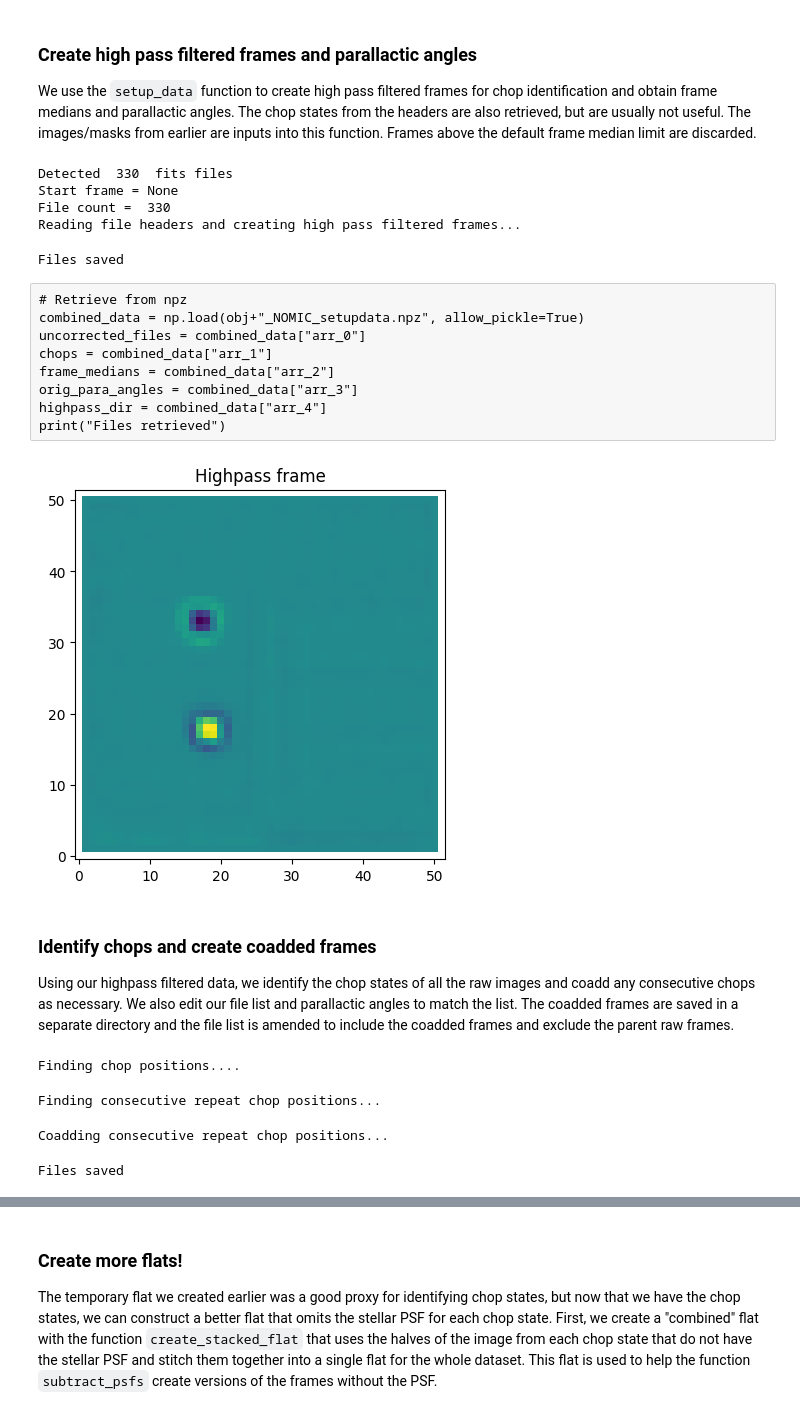
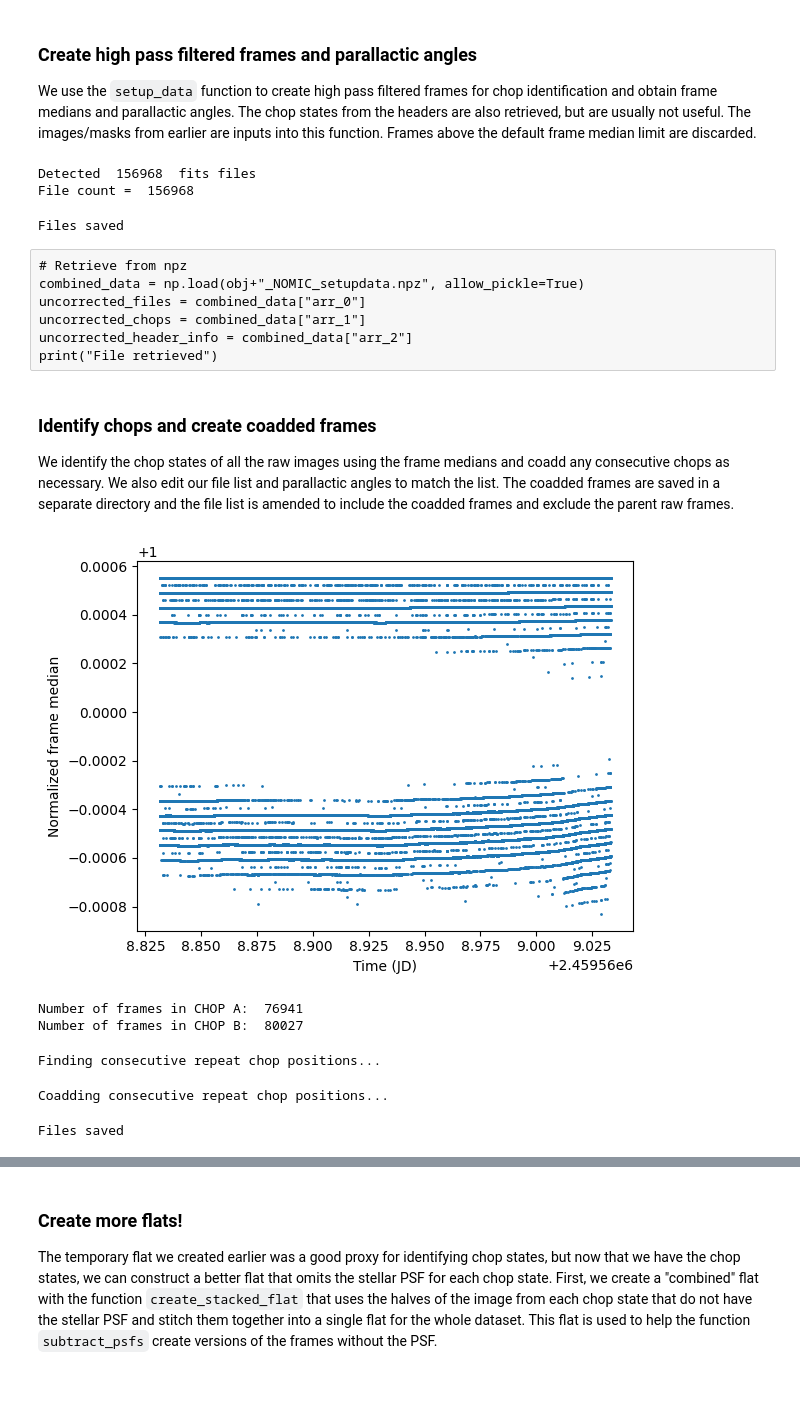
Before and after one commit to vivekv7323/pyNOMIC, a Jupyter notebook: notebooks/singlesidedreduction.ipynb, the cells around one changed output, grey strips where cells are left out. Saved outputs shown, nothing was run; the diff lists cells and outputs as text; code cells hidden in the pictures; blank space fills up the shorter version.

```diff
--- a/notebooks/singlesidedreduction.ipynb
+++ b/notebooks/singlesidedreduction.ipynb
@@ -93,67 +97,55 @@ plt.show()
 We use the `setup_data` function to create high pass filtered frames for chop identification and obtain frame medians and parallactic angles. The chop states from the headers are also retrieved, but are usually not useful. The images/masks from earlier are inputs into this function. Frames above the default frame median limit are discarded.
 # %%
 (uncorrected_files,
- chops,
- frame_medians,
- orig_para_angles,
- highpass_dir) = prep.setup_data(obj, raw_dir,
-                                 highpassmask_dir = obj+"_highpassmask.fits",
-                                 tempflat_dir = obj+"_tempflat.fits",
-                                 badmap_dir = obj+"_badmap.fits",
-                                 use_temp_flat=True, skip_target_check=True)
+ uncorrected_chops,
+ uncorrected_header_info) = ds.setup_data(obj, raw_dir)
 # Save to npz
-np.savez(obj+"_NOMIC_setupdata.npz", uncorrected_files, chops, frame_medians,
-         orig_para_angles, highpass_dir)
+np.savez(obj+"_NOMIC_setupdata.npz", uncorrected_files,
+         uncorrected_chops, uncorrected_header_info)
 print("Files saved")
 # %% [output]
-Detected  330  fits files
-Start frame = None
-File count =  330
-Reading file headers and creating high pass filtered frames...
+Detected  156968  fits files
+File count =  156968
 Files saved
 # %% [raw]
 # Retrieve from npz
 combined_data = np.load(obj+"_NOMIC_setupdata.npz", allow_pickle=True)
 uncorrected_files = combined_data["arr_0"]
-chops = combined_data["arr_1"]
-frame_medians = combined_data["arr_2"]
-orig_para_angles = combined_data["arr_3"]
-highpass_dir = combined_data["arr_4"]
-print("Files retrieved")
+uncorrected_chops = combined_data["arr_1"]
+uncorrected_header_info = combined_data["arr_2"]
+print("File retrieved")
-# %%
-# Important to sort the data for reading it sequentially
-highpass_files = sorted(list(pathlib.Path(str(highpass_dir)).rglob('*.fits')))
-highpass_files = np.asarray([a for a in highpass_files if a.name[0]!='.'\
-                             and str(a.parent)==highpass_dir])
-
-hdul = fits.open(highpass_files[0])
-plt.title("Highpass frame")
-plt.imshow(hdul[0].data, origin="lower")
-hdul.close()
-plt.show()
-# %% [output]
-[figure, removed]
 # %% [markdown]
 ### Identify chops and create coadded frames
 
-Using our highpass filtered data, we identify the chop states of all the raw images and coadd any consecutive chops as necessary. We also edit our file list and parallactic angles to match the list. The coadded frames are saved in a separate directory and the file list is amended to include the coadded frames and exclude the parent raw frames.
+We identify the chop states of all the raw images using the frame medians and coadd any consecutive chops as necessary. We also edit our file list and parallactic angles to match the list. The coadded frames are saved in a separate directory and the file list is amended to include the coadded frames and exclude the parent raw frames.
+# %%
+uncorrected_chops,_,chopm = ds.frame_med_chop_identification(uncorrected_header_info[0])
+
+plt.scatter(uncorrected_header_info[2], chopm, s=1)
+plt.xlabel("Time (JD)")
+plt.ylabel("Normalized frame median")
+plt.show()
+
+print("Number of frames in CHOP A: ", len(uncorrected_chops[uncorrected_chops == "CHOP_A"]))
+print("Number of frames in CHOP B: ", len(uncorrected_chops[uncorrected_chops == "CHOP_B"]))
+# %% [output]
+[figure, added]
+Number of frames in CHOP A:  76941
+Number of frames in CHOP B:  80027
 # %%
 (files,
  chops,
- para_angles,
- maxima,
- orig_chops,
- orig_maxima) = prep.chop_correction(uncorrected_files, chops, orig_para_angles,
-                                     str(highpass_dir))
+ header_info,
+ _) = ds.chop_correction(uncorrected_files, uncorrected_chops,
+                         uncorrected_header_info)
 
-np.savez(obj+"_NOMIC_chop_correction.npz", files, chops, para_angles,
-         maxima, orig_chops, orig_maxima)
+np.savez(obj+"_NOMIC_chop_correction.npz", files, chops, header_info)
+
 print("Files saved")
 # %% [output]
-Finding chop positions....
+Finding consecutive repeat chop positions...
-Finding consecutive repeat chop positions...
+Coadding consecutive repeat chop positions...
-Coadding consecutive repeat chop positions...
+Files saved
-Files saved
 # %% [raw]
 # Retrieve from npz
 chop_corrected_data = np.load(obj+"_NOMIC_chop_correction.npz", allow_pickle=True)
```
Also changed, not shown: parts of 42 cells of this notebook, 8 other files.
